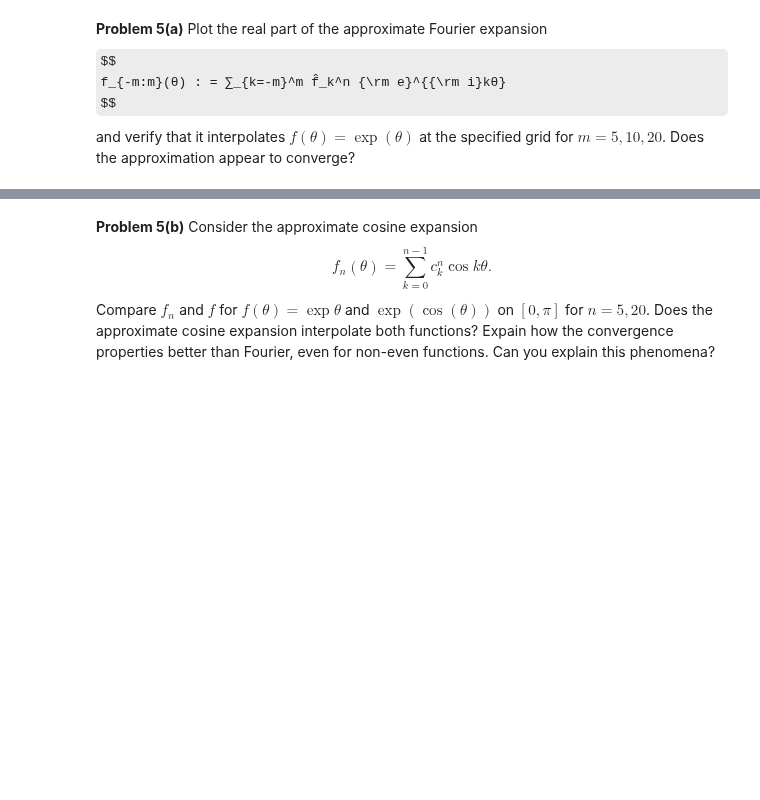
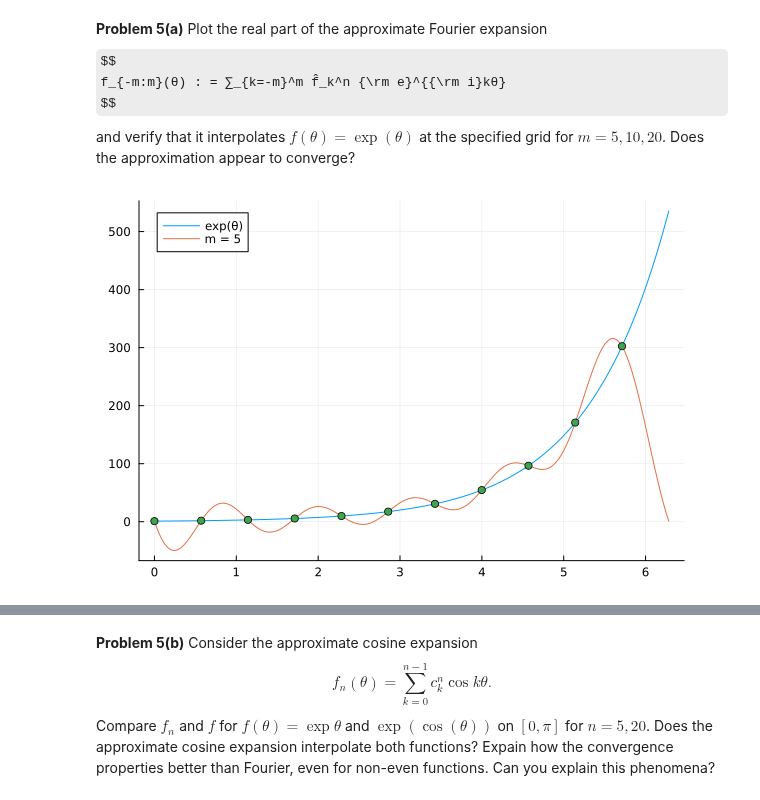
Before and after one commit to lovelife383/MATH50003NumericalAnalysis, a Jupyter notebook: labs/lab8.ipynb, the cells around one changed output, grey strips where cells are left out. Saved outputs shown, nothing was run; the diff lists cells and outputs as text; code cells hidden in the pictures; some formulas as TeX source; blank space fills up the shorter version.

```diff
--- a/labs/lab8.ipynb
+++ b/labs/lab8.ipynb
@@ -444,0 +447,14 @@ and verify that it interpolates $f(θ) = \exp(θ)$ at the specified grid for $m=
+# %%
+g = range(0,2π,1000)
+f = θ -> exp(θ)
+plot(g, real.(f.(g)); label="exp(θ)")
+m = 5
+n = 2m + 1
+θ = [2π*j/n for j=0:n-1]
+f̂ = fftshift(fft(f.(θ))/n)
+k = -m:m
+fₙ = θ -> sum(f̂[j]*exp(im*k[j]*θ) for j=1:length(k))
+plot!(g, real.(fₙ.(g)); label="m = $m")
+scatter!(θ, real.(f.(θ)); label=nothing)
+# %% [output]
+[figure, added]
```
Also changed, not shown: parts of 5 cells of this notebook.
